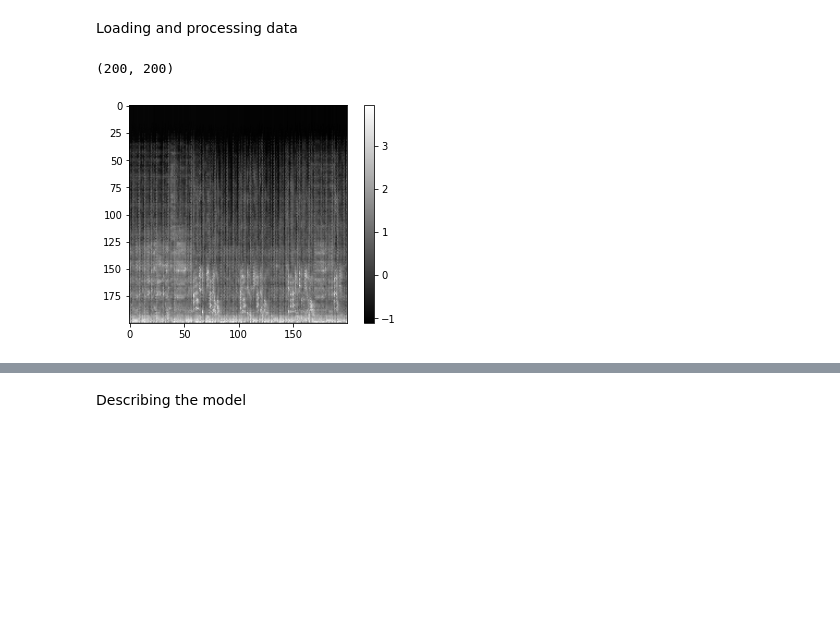
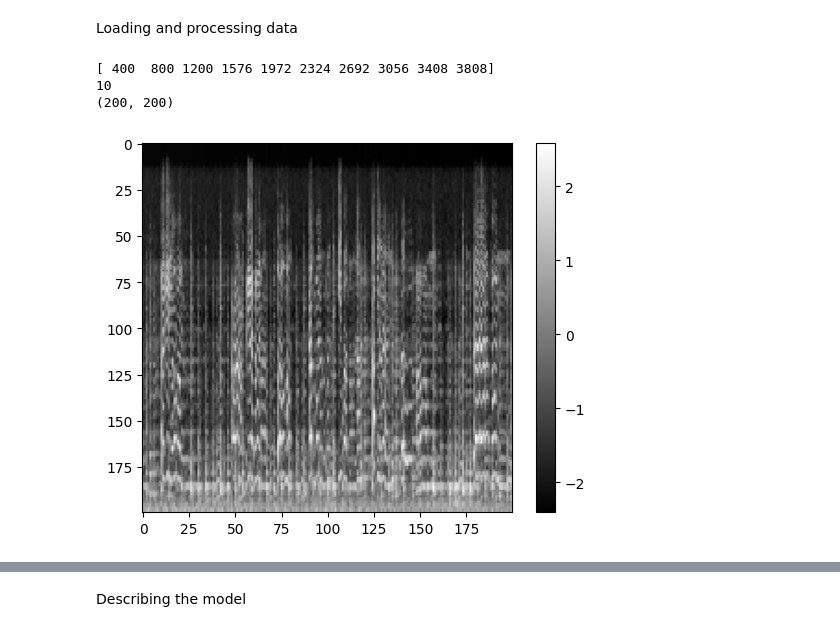
Before and after one commit to thdb-theo/AudioClassification, a Jupyter notebook: src/Model.ipynb, the cells around one changed output, grey strips where cells are left out. Cells and saved outputs as stored; diff of their text form; code cells hidden in the pictures; blank space fills up the shorter version.

Commit message:
fix assumption that all genres are 100

```diff
--- a/src/Model.ipynb
+++ b/src/Model.ipynb
@@ -3,33 +3,40 @@ Loading and processing data
 # %%
 import numpy as np
 from matplotlib import pyplot as plt
-from help import show_image_from_each_class, label_to_genre
+from help import show_image_from_each_class, label_to_genre, find_genre_indices
 import random
 import pandas as pd
 from sklearn import preprocessing
 
-images_original = np.load("../data/processed/images.npy")
-labels = np.load("../data/processed/labels.npy")
+images_original = np.load("../data/processed/images2.npy")
+labels = np.load("../data/processed/labels2.npy")
 
-use_n_genres = 4
-images_original = images_original[:100 * use_n_genres]
 
-labels = labels[:100 * use_n_genres,:use_n_genres]
+genre_indices = find_genre_indices(labels)
+print(genre_indices)
+print(len(genre_indices))
+
+use_n_genres = 10
+images_original = images_original[:genre_indices[use_n_genres-1]]
+
+labels = labels[:genre_indices[use_n_genres-1],:use_n_genres]
 input_shape = images_original.shape[1:]
 print(input_shape)
 
 
 scaler = preprocessing.StandardScaler()
 images = scaler.fit_transform(images_original.reshape(-1, images_original.shape[-1])).reshape(images_original.shape)
-
+del images_original
 plt.imshow(images[60], cmap="gray")
 plt.colorbar()
 plt.show()
 
 # Normalizing the dataset
 # flattened_images = images_original.flatten()
 # images = images_original - flattened_images.mean()
 # %% [output]
+[ 400  800 1200 1576 1972 2324 2692 3056 3408 3808]
+10
 (200, 200)
-[figure, old version]
+[figure, new version]
 # %%
```
Also changed, not shown: parts of 4 cells of this notebook, 1 other file.
